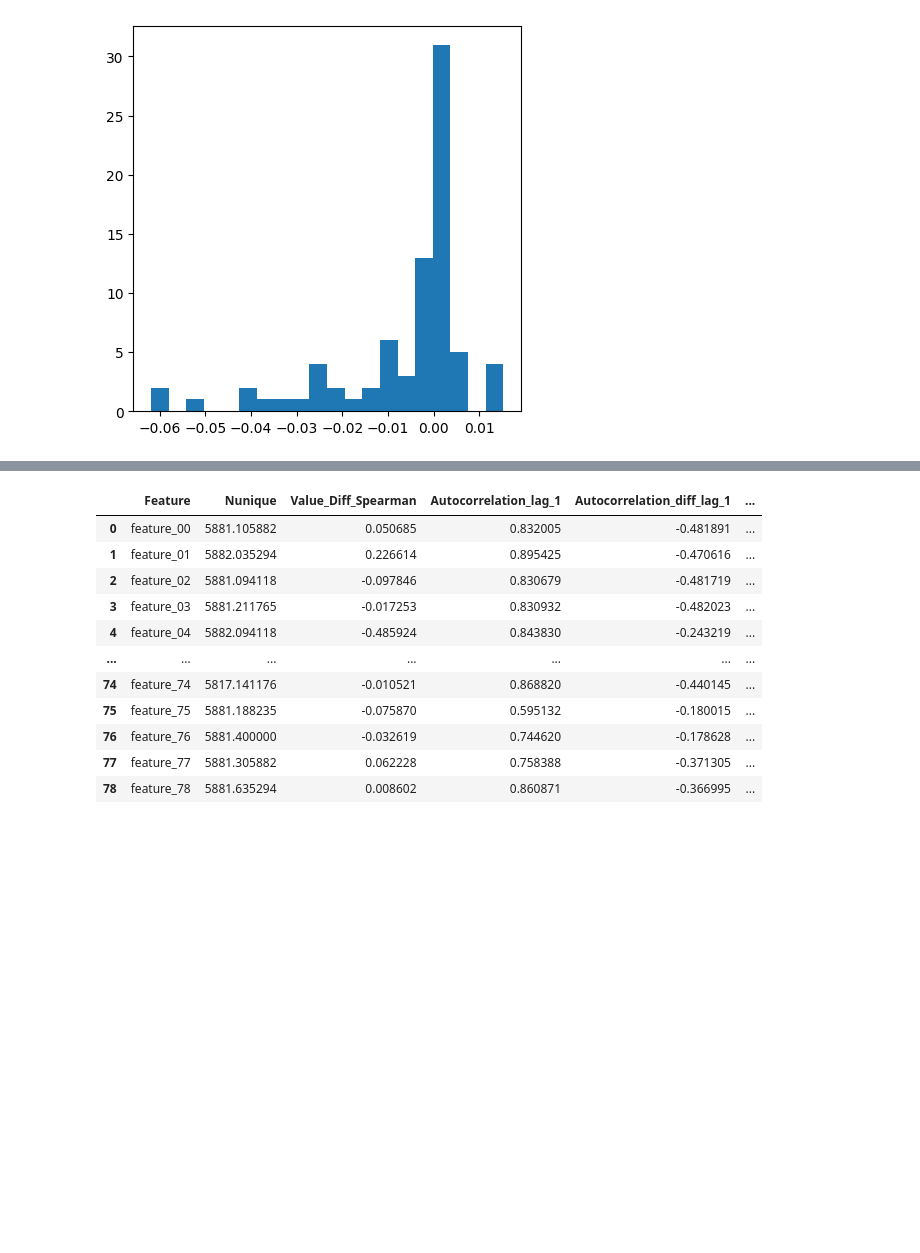
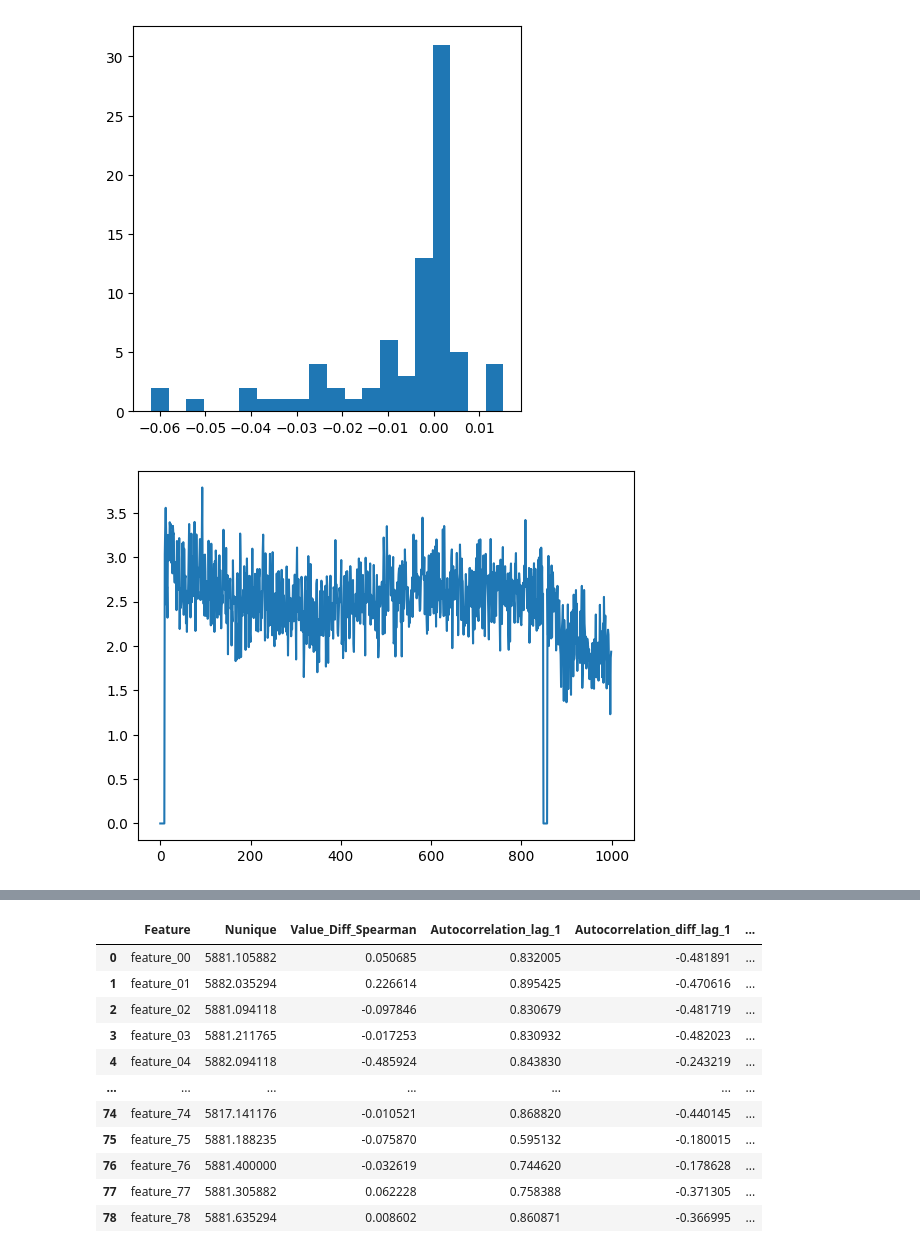
Before and after one commit to bradygilg/jane_kaggle, a Jupyter notebook: Notebooks/feature_exploration.ipynb, the cells around one changed output, grey strips where cells are left out. Drawn from its saved outputs; the diff is of its cells as text; code cells hidden in the pictures; blank space fills up the shorter version.

```diff
--- a/Notebooks/feature_exploration.ipynb
+++ b/Notebooks/feature_exploration.ipynb
@@ -201,3 +201,8 @@ out_df['Log_Transform'] = log_transform_filter
 out_df['Diffs'] = 0
 out_df.loc[one_diff,'Diffs'] = 1
 out_df.loc[two_diff,'Diffs'] = 2
+# %%
+plt.plot(input_df[('Data','feature_32')].values[:1000])
+plt.show()
+# %% [output]
+[figure, added]
```
Also changed, not shown: parts of 2 cells of this notebook, 12 other files.
